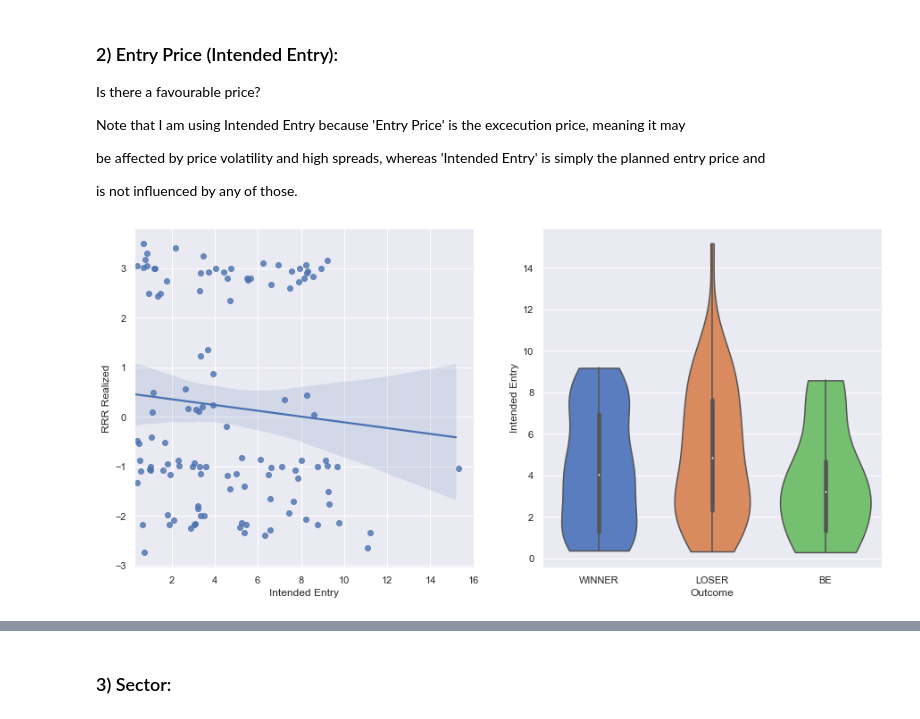
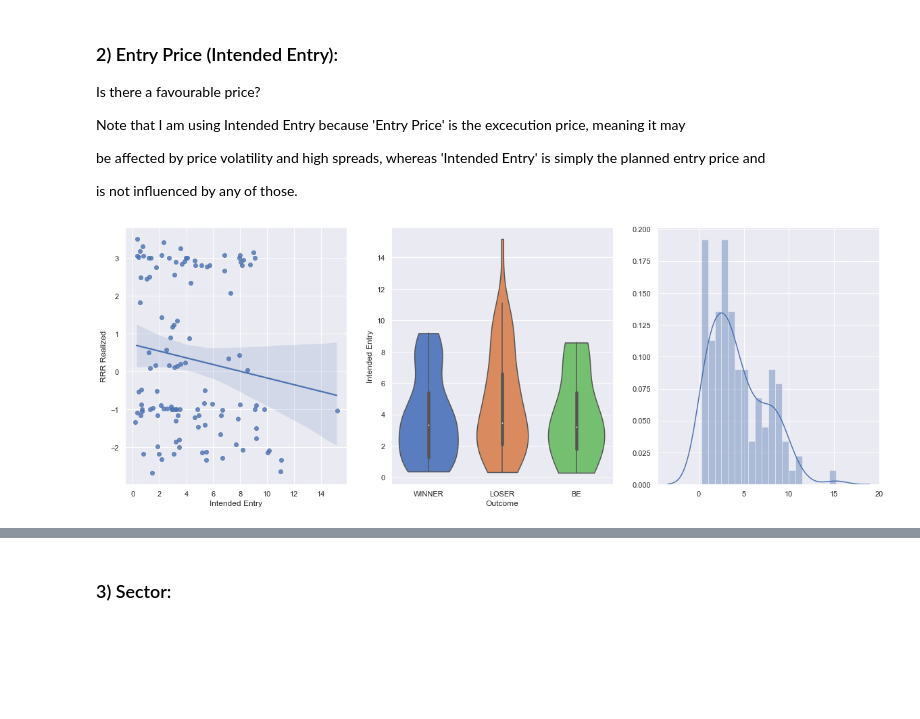
Before and after one commit to zoxfog/Day-Trading-Analysis, a Jupyter notebook: EDA_and_Feature_Engineering.ipynb, the cells around one changed output, grey strips where cells are left out. Cells and saved outputs as stored; diff of their text form; code cells hidden in the pictures; blank space fills up the shorter version.

```diff
--- a/EDA_and_Feature_Engineering.ipynb
+++ b/EDA_and_Feature_Engineering.ipynb
@@ -21,8 +23,12 @@ dt = pd.read_excel (r'data_clean.xlsx')
 
 #separate train\test
 train_count = round(len(dt)*0.8)
-train = dt.sample(train_count)
+train = dt.sample(train_count,random_state = 54)
 test = pd.concat([dt, train, train]).drop_duplicates(keep=False)
+
+train['train']=1
+test['train']=0
+dt = pd.concat([test,train]).sort_index()
 # %% [markdown]
 ### 1) Outcome:
 
@@ -30,9 +42,9 @@ Add dummy variables for the eda and modeling.
 # %%
 
 #change the WiNNER, BE, and LOSER features to dummy variables
-train['is_winner'] = train['Outcome'].apply(lambda x: 1 if x=='WINNER' else 0 )
-train['is_be'] = train['Outcome'].apply(lambda x: 1 if x=='BE' else 0 )
-train['is_loser'] = train['Outcome'].apply(lambda x: 1 if x=='LOSER' else 0 )
+dt['is_winner'] = dt['Outcome'].apply(lambda x: 1 if x=='WINNER' else 0 )
+dt['is_be'] = dt['Outcome'].apply(lambda x: 1 if x=='BE' else 0 )
+dt['is_loser'] = dt['Outcome'].apply(lambda x: 1 if x=='LOSER' else 0 )
 # %% [markdown]
 ### 2) Entry Price (Intended Entry):
 
@@ -44,14 +56,20 @@ be affected by price volatility and high spreads, whereas 'Intended Entry' is si
 
 is not influenced by any of those.
 # %%
-train1 = train[['Intended Entry','Outcome', 'RRR Realized']]
-test1 = test[['Intended Entry','Outcome', 'RRR Realized']]
+train = dt[dt['train']==1]
 
-fig,ax = plt.subplots(1,2 ,figsize = (15,7))
+# get subset of train
+train2 = train[['Intended Entry','Outcome', 'RRR Realized']].copy()
 
 
-ax[0] = sns.regplot(x="Intended Entry", y="RRR Realized", data=train1,ax = ax[0],x_jitter=.2)
+fig,ax = plt.subplots(1,3 ,figsize = (20,7))
 
-ax[1] = sns.violinplot(x="Outcome", y="Intended Entry",data=train1, palette="muted",cut = 0,ax = ax[1])
+
+ax[0] = sns.regplot(x="Intended Entry", y="RRR Realized", data=train2,ax = ax[0],x_jitter=.2)
+
+
+ax[1] = sns.violinplot(x="Outcome", y="Intended Entry",data=train2, palette="muted",cut = 0,ax = ax[1])
+
+ax[2] = sns.distplot(a=train2[['Intended Entry']],bins = 20,ax = ax[2])
 # %% [output]
-[figure, old version]
+[figure, new version]
```
Also changed, not shown: parts of 34 cells of this notebook, 3 other files.
